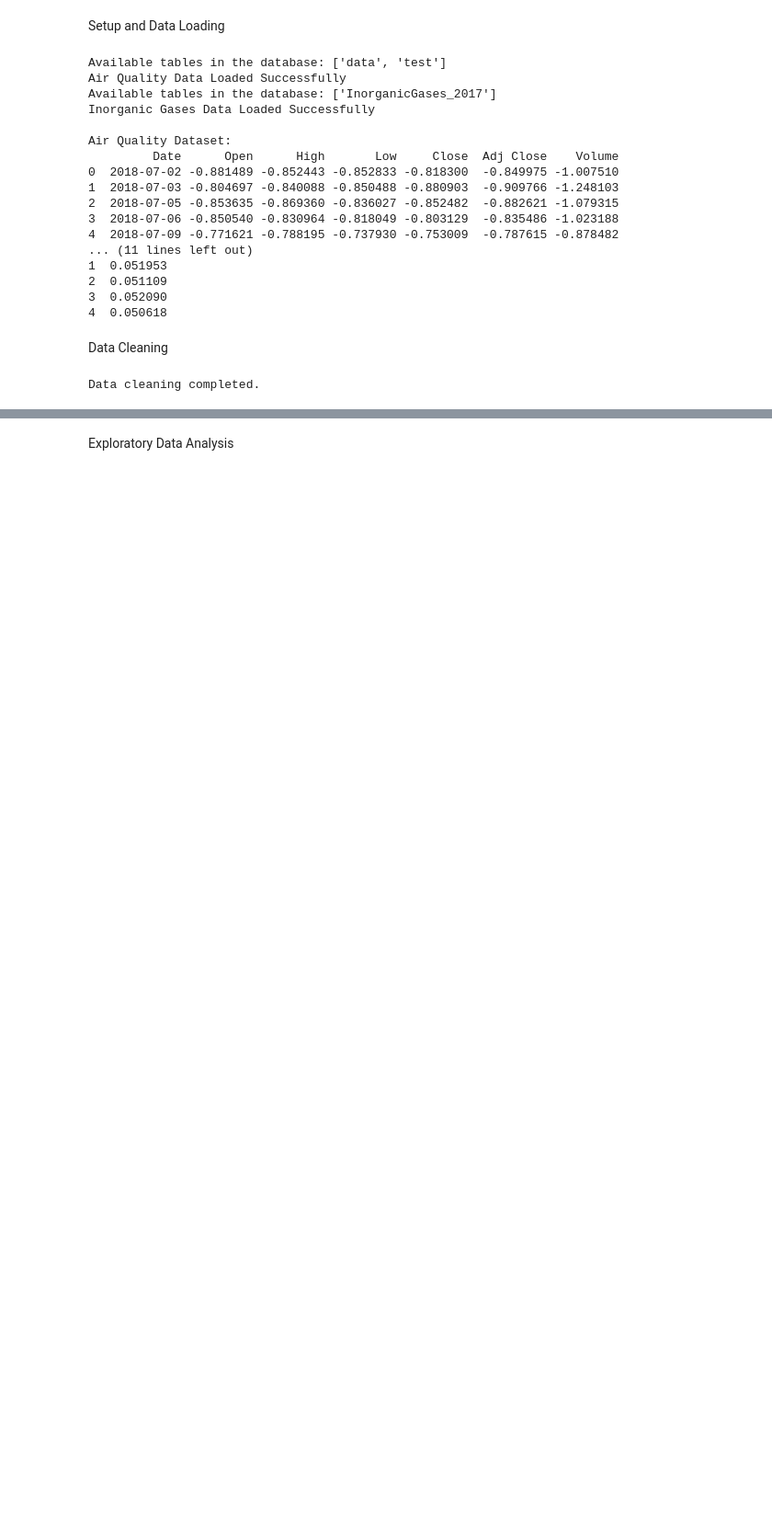
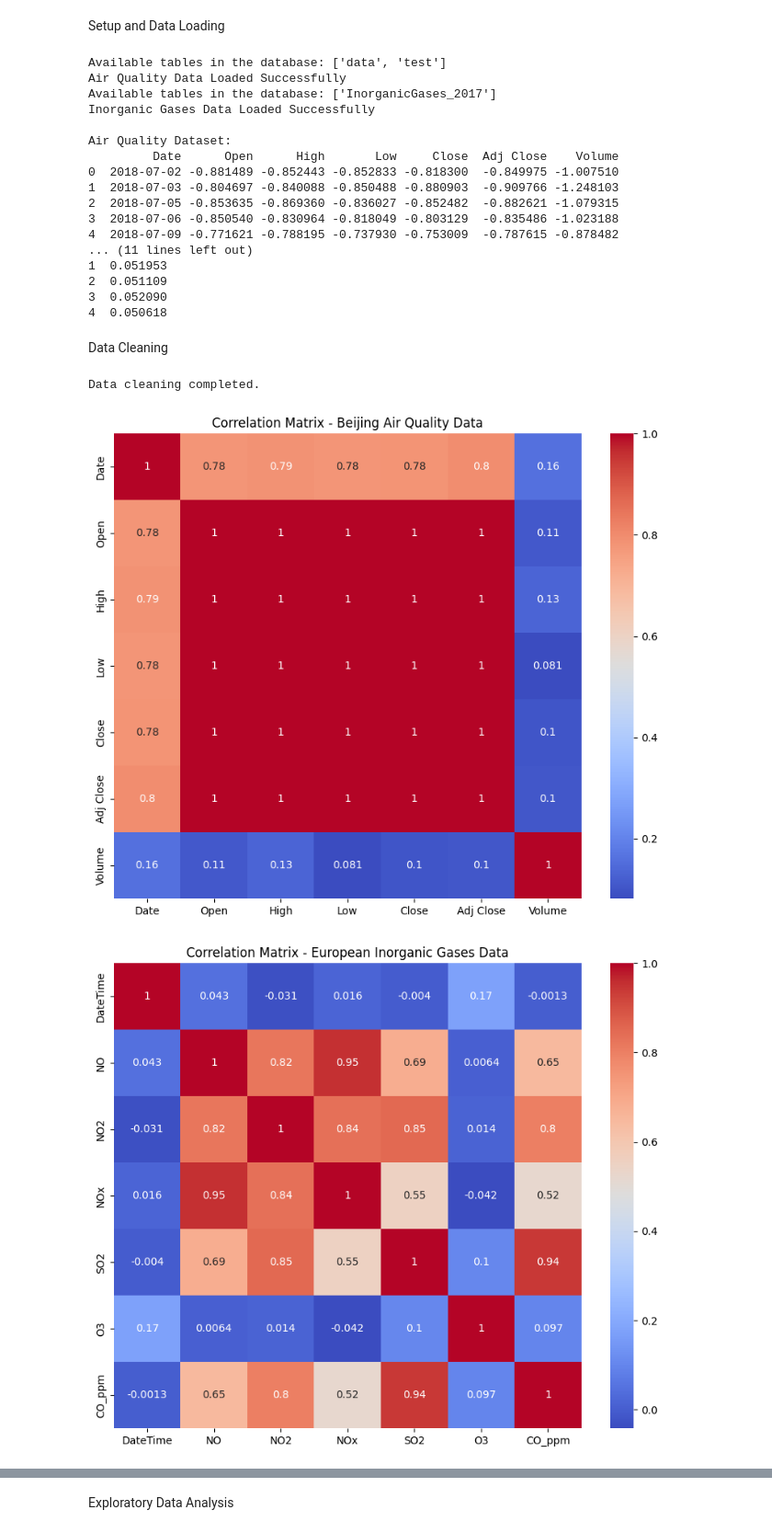
Before and after one commit to shadikhamsehh/made-template, a Jupyter notebook: project/data_analysis.ipynb, the cells around one changed output, grey strips where cells are left out. Shown: that part at 92% size. Saved outputs shown, nothing was run; the diff lists cells and outputs as text; code cells hidden in the pictures; blank space fills up the shorter version.

```diff
--- a/project/data_analysis.ipynb
+++ b/project/data_analysis.ipynb
@@ -79,3 +79,20 @@ inorganic_gases_df['DateTime'] = pd.to_datetime(inorganic_gases_df['DateTime'])
 print("Data cleaning completed.")
 # %% [output]
 Data cleaning completed.
+# %%
+# Correlation analysis for Beijing Air Quality data
+correlation_matrix_beijing = air_quality_df.corr()
+plt.figure(figsize=(10, 8))
+sns.heatmap(correlation_matrix_beijing, annot=True, cmap='coolwarm')
+plt.title("Correlation Matrix - Beijing Air Quality Data")
+plt.show()
+
+# Correlation analysis for European Inorganic Gases data
+correlation_matrix_europe = inorganic_gases_df.corr()
+plt.figure(figsize=(10, 8))
+sns.heatmap(correlation_matrix_europe, annot=True, cmap='coolwarm')
+plt.title("Correlation Matrix - European Inorganic Gases Data")
+plt.show()
+# %% [output]
+[figure, added]
+[figure, added]
```
Also changed, not shown: parts of 2 cells of this notebook.
